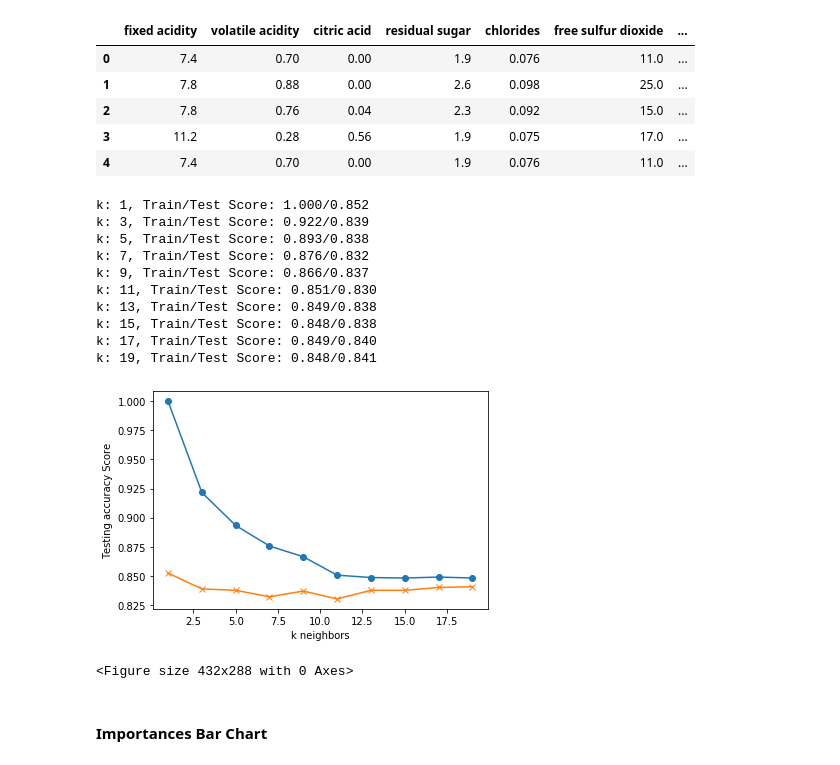
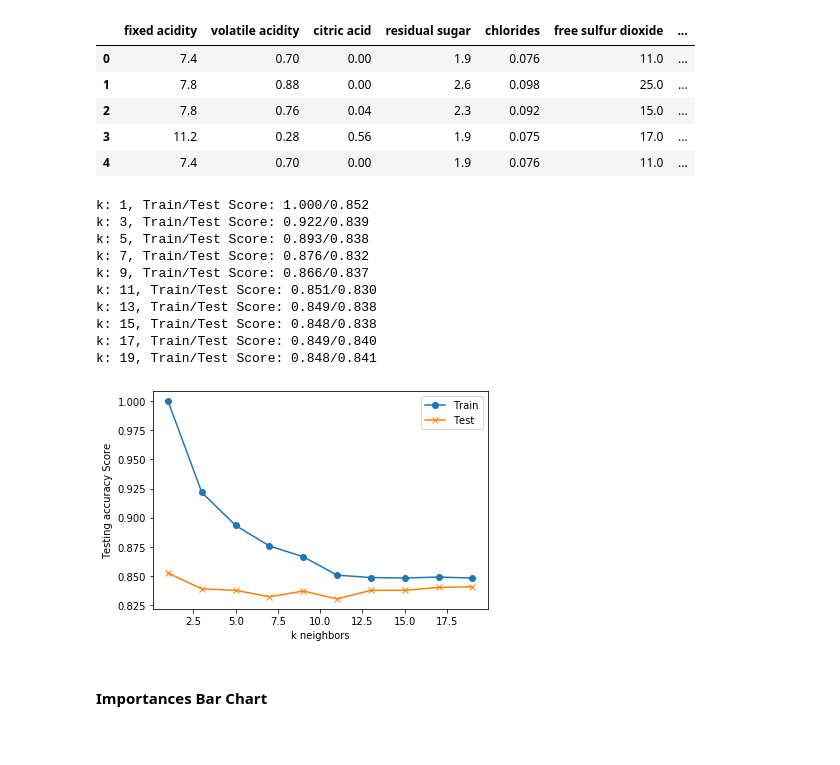
Before and after one commit to bea03013/GrapeExpectations, a Jupyter notebook: Jupyter Notebooks/Wine.ipynb, the cells around one changed output. Cells and saved outputs as stored; diff of their text form; code cells hidden in the pictures.

```diff
--- a/Jupyter Notebooks/Wine.ipynb
+++ b/Jupyter Notebooks/Wine.ipynb
@@ -103,37 +103,37 @@ X_test_scaled = X_scaler.transform(X_test)
 # %%
 # Loop through different k values to see which has the highest accuracy
 # Note: We only use odd numbers because we don't want any ties
 train_scores = []
 test_scores = []
 for k in range(1, 20, 2):
     knn = KNeighborsClassifier(n_neighbors=k)
     knn.fit(X_train_scaled, y_train)
     train_score = knn.score(X_train_scaled, y_train)
     test_score = knn.score(X_test_scaled, y_test)
     train_scores.append(train_score)
     test_scores.append(test_score)
     print(f"k: {k}, Train/Test Score: {train_score:.3f}/{test_score:.3f}")
 
 
 plt.plot(range(1, 20, 2), train_scores, marker='o')
 plt.plot(range(1, 20, 2), test_scores, marker="x")
 plt.xlabel("k neighbors")
 plt.ylabel("Testing accuracy Score")
-plt.show()
-plt.savefig("../static/images/knn.png")
+plt.legend(["Train","Test"])
+# plt.show()
+# plt.savefig("../static/images/knn.png")
 # %% [output]
 k: 1, Train/Test Score: 1.000/0.852
 k: 3, Train/Test Score: 0.922/0.839
 k: 5, Train/Test Score: 0.893/0.838
 k: 7, Train/Test Score: 0.876/0.832
 k: 9, Train/Test Score: 0.866/0.837
 k: 11, Train/Test Score: 0.851/0.830
 k: 13, Train/Test Score: 0.849/0.838
 k: 15, Train/Test Score: 0.848/0.838
 k: 17, Train/Test Score: 0.849/0.840
 k: 19, Train/Test Score: 0.848/0.841
-[figure, old version]
+[figure, new version]
-<Figure size 432x288 with 0 Axes>
 # %% [markdown]
 #### Importances Bar Chart
 # %%
```
Also changed, not shown: parts of 4 cells of this notebook, 10 other files.
